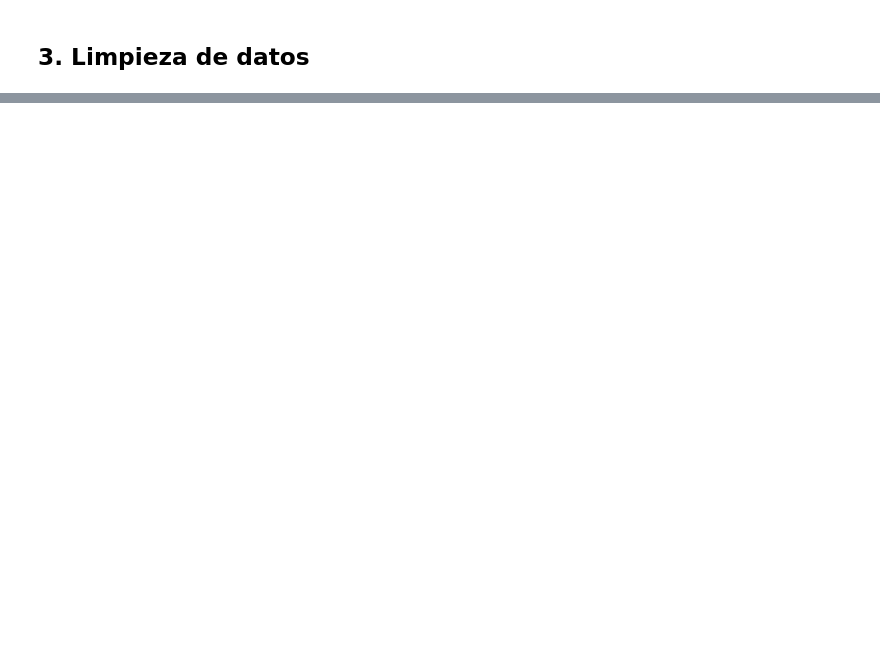
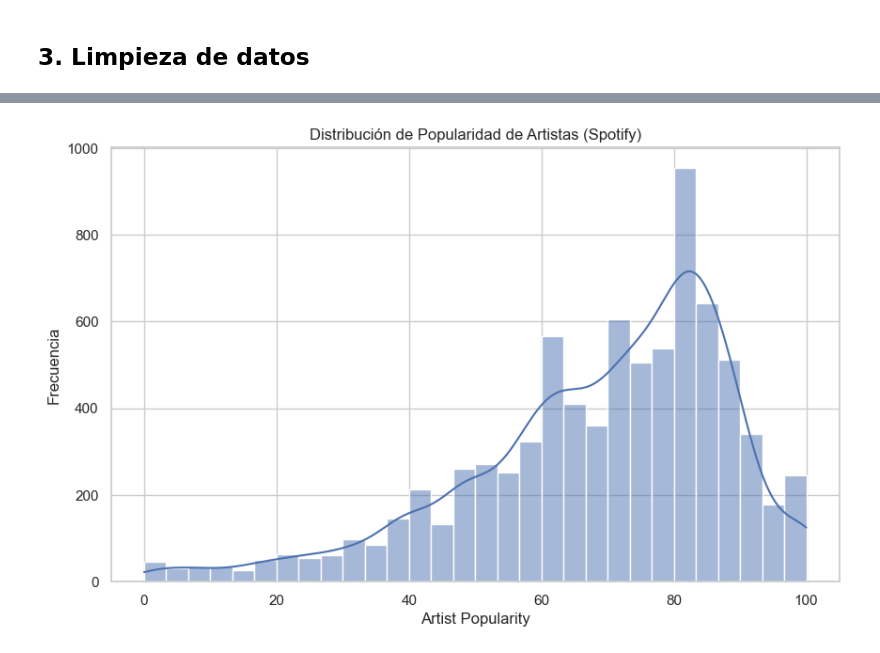
Before and after one commit to othats/SpotifyAnalytics2025, a Jupyter notebook: spotify.ipynb, the cells around one changed output, grey strips where cells are left out. Drawn from its saved outputs; the diff is of its cells as text; code cells hidden in the pictures; blank space fills up the shorter version.

```diff
--- a/spotify.ipynb
+++ b/spotify.ipynb
@@ -90,0 +264,10 @@ df_top.head()
+# %%
+# Distribución de popularidad de artistas
+plt.figure(figsize=(10,6))
+sns.histplot(df_spotify['artist_popularity'], bins=30, kde=True)
+plt.title('Distribución de Popularidad de Artistas (Spotify)')
+plt.xlabel('Artist Popularity')
+plt.ylabel('Frecuencia')
+plt.show()
+# %% [output]
+[figure, added]
```
Also changed, not shown: parts of 21 cells of this notebook, 12 other files.
